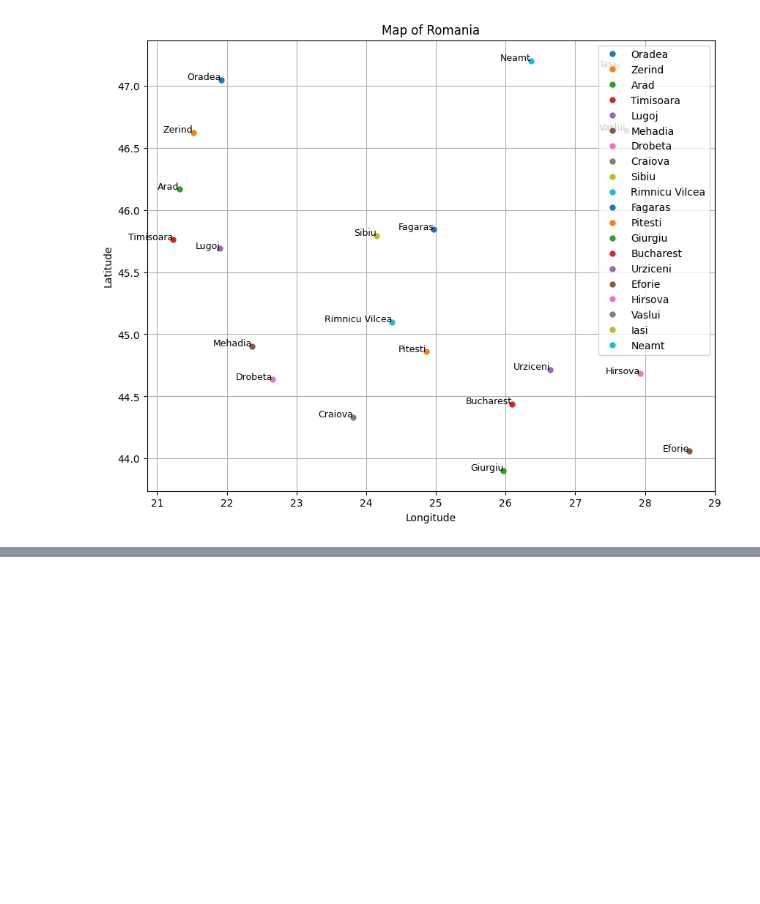
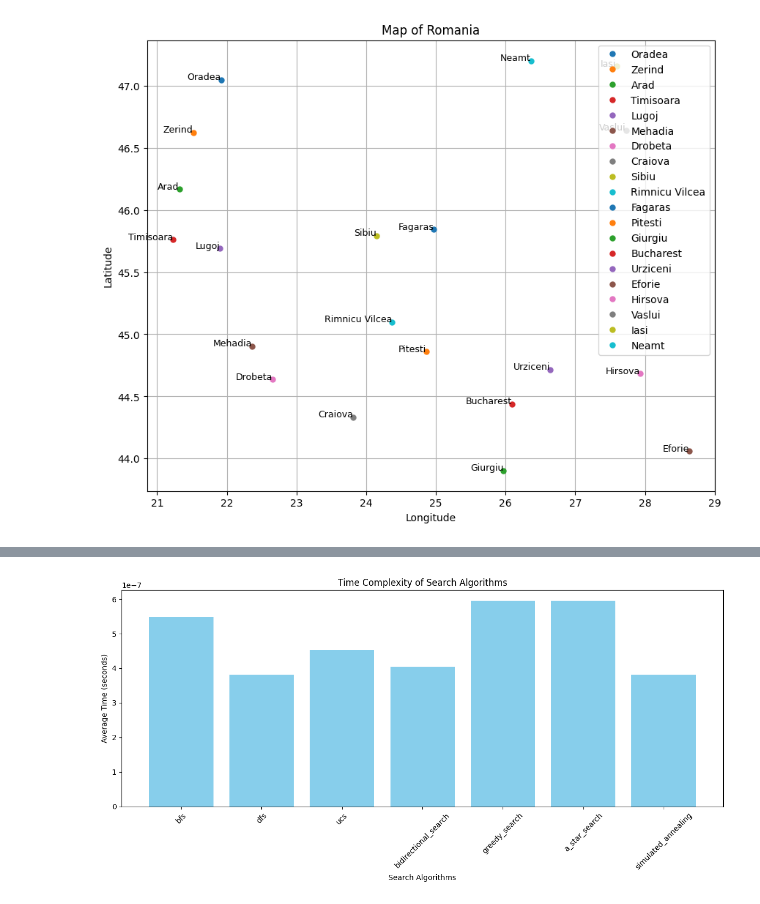
Before and after one commit to Tolegithub7/ml_labs, a Jupyter notebook: PythonAssignment.ipynb, the cells around one changed output, grey strips where cells are left out. Saved outputs shown, nothing was run; the diff lists cells and outputs as text; code cells hidden in the pictures; blank space fills up the shorter version.

```diff
--- a/PythonAssignment.ipynb
+++ b/PythonAssignment.ipynb
@@ -247,0 +966,19 @@ TypeError: 'Graph' object is not subscriptable
+# %%
+import csv
+
+# Function to load coordinates from a CSV file
+def load_coordinates(csv_file):
+    coordinates = {}
+    with open(csv_file, 'r') as file:
+        reader = csv.DictReader(file)
+        for row in reader:
+            city = row['City']
+            x = float(row['Latitude'])  # Use float instead of int
+            y = float(row['Longitude'])  # Use float instead of int
+            coordinates[city] = (x, y)
+    return coordinates
+
+# Example usage
+romania_coordinates = load_coordinates('romania_coordinates.csv')
+
+print(romania_coordinates)  # Verify the dictionary
@@ -247,0 +1171,45 @@ TypeError: 'Graph' object is not subscriptable
+# %%
+import time
+import matplotlib.pyplot as plt
+
+# Function to measure the time complexity of search algorithms
+def measure_time_complexity(graph, start, goal, coordinates, algorithms, trials=10):
+    times = {algorithm.__name__: [] for algorithm in algorithms}
+
+    for algorithm in algorithms:
+        for _ in range(trials):
+            start_time = time.time()
+            if algorithm.__name__ in ['greedy_search', 'a_star_search', 'simulated_annealing']:
+                algorithm(graph, start, goal, coordinates)
+            else:
+                algorithm(graph, start, goal)
+            end_time = time.time()
+            times[algorithm.__name__].append(end_time - start_time)
+
+    avg_times = {algorithm: sum(times[algorithm]) / trials for algorithm in times}
+    return avg_times
+
+# Plotting the time complexity
+def plot_time_complexity(avg_times):
+    algorithms = list(avg_times.keys())
+    times = list(avg_times.values())
+
+    plt.figure(figsize=(12, 6))
+    plt.bar(algorithms, times, color='skyblue')
+    plt.xlabel('Search Algorithms')
+    plt.ylabel('Average Time (seconds)')
+    plt.title('Time Complexity of Search Algorithms')
+    plt.xticks(rotation=45)
+    plt.tight_layout()  # Adjust layout to prevent label cut-off
+    plt.show()
+
+# Example usage
+# Make sure `romania_graph` and `romania_coordinates` are defined earlier
+start_city = "Arad"
+goal_city = "Bucharest"
+
+algorithms = [bfs, dfs, ucs, bidirectional_search, greedy_search, a_star_search, simulated_annealing]
+avg_times = measure_time_complexity(romania_graph, start_city, goal_city, romania_coordinates, algorithms)
+plot_time_complexity(avg_times)
+# %% [output]
+[figure, added]
```
Also changed, not shown: parts of 13 cells of this notebook.
